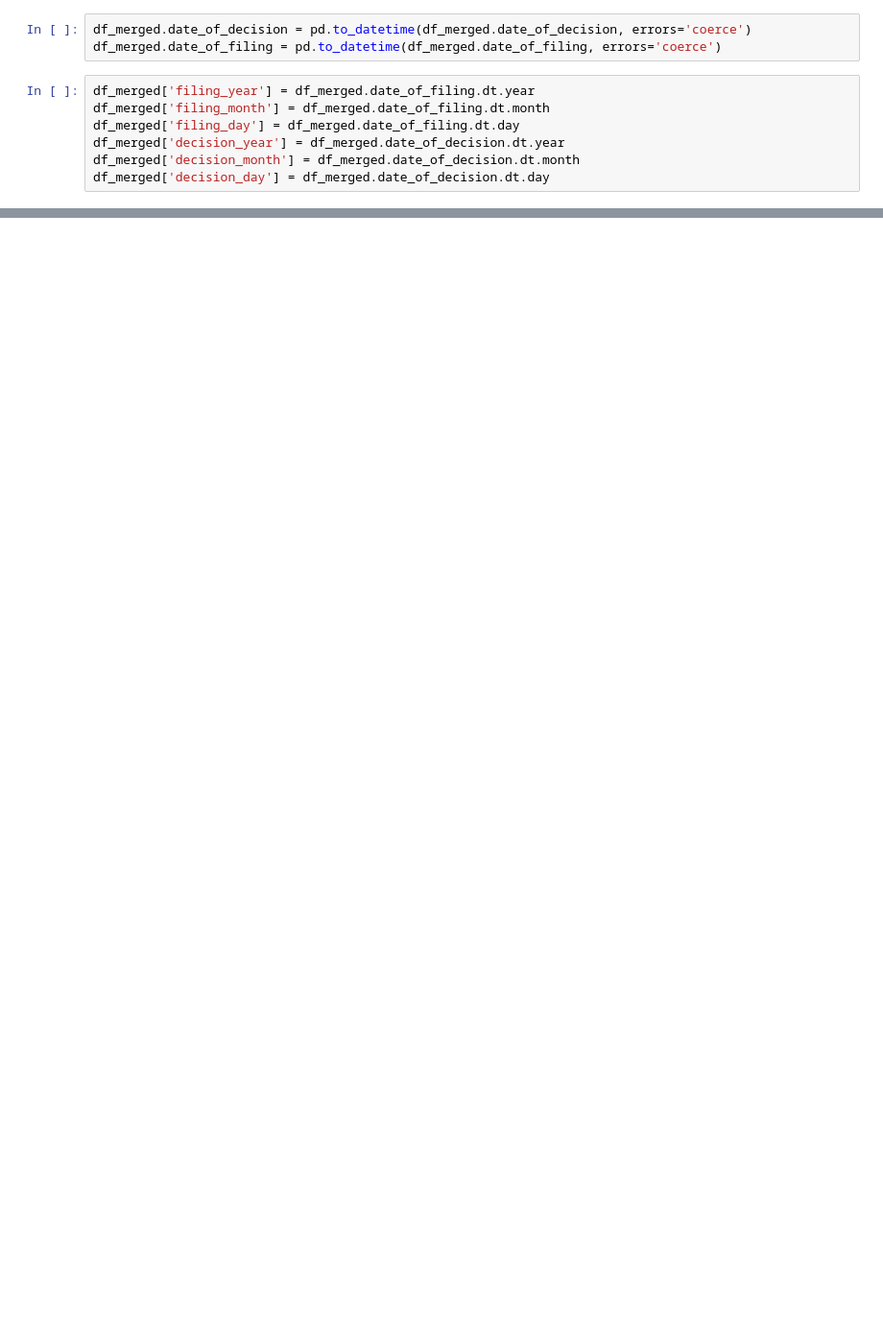
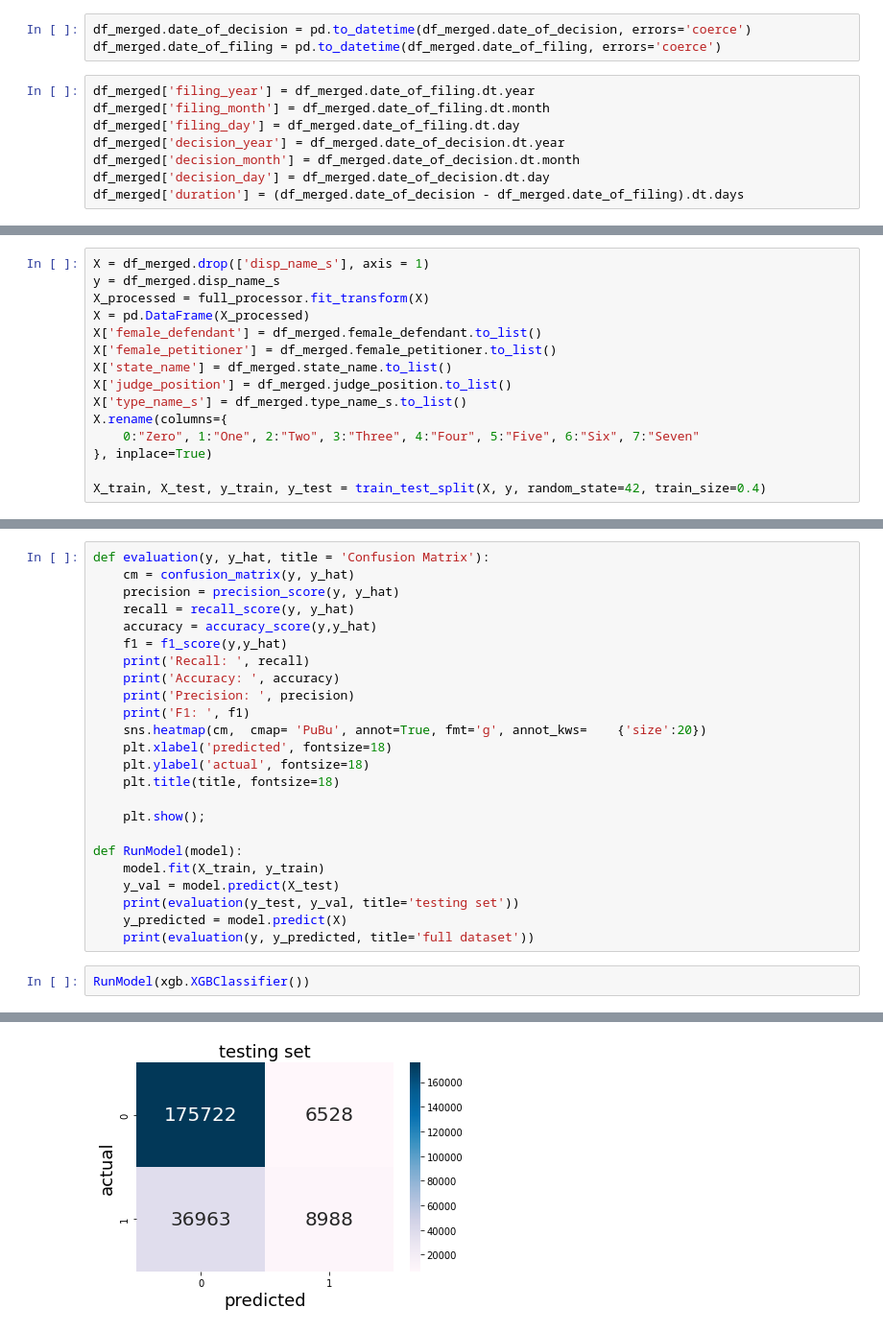
Before and after one commit to Arnav-Negi/precog, a Jupyter notebook: notebooks/classification.ipynb, the cells around one changed output, grey strips where cells are left out. Shown: that part at 96% size. Cells and saved outputs as stored; diff of their text form; blank space fills up the shorter version.

```diff
--- a/notebooks/classification.ipynb
+++ b/notebooks/classification.ipynb
@@ -97,3 +93,4 @@ df_merged['filing_day'] = df_merged.date_of_filing.dt.day
 df_merged['decision_year'] = df_merged.date_of_decision.dt.year
 df_merged['decision_month'] = df_merged.date_of_decision.dt.month
 df_merged['decision_day'] = df_merged.date_of_decision.dt.day
+df_merged['duration'] = (df_merged.date_of_decision - df_merged.date_of_filing).dt.days
@@ -126,0 +206,15 @@ df_merged.head()
+# %%
+X = df_merged.drop(['disp_name_s'], axis = 1)
+y = df_merged.disp_name_s
+X_processed = full_processor.fit_transform(X)
+X = pd.DataFrame(X_processed)
+X['female_defendant'] = df_merged.female_defendant.to_list()
+X['female_petitioner'] = df_merged.female_petitioner.to_list()
+X['state_name'] = df_merged.state_name.to_list()
+X['judge_position'] = df_merged.judge_position.to_list()
+X['type_name_s'] = df_merged.type_name_s.to_list()
+X.rename(columns={
+    0:"Zero", 1:"One", 2:"Two", 3:"Three", 4:"Four", 5:"Five", 6:"Six", 7:"Seven"
+}, inplace=True)
+
+X_train, X_test, y_train, y_test = train_test_split(X, y, random_state=42, train_size=0.4)
@@ -126,0 +227,27 @@ df_merged.head()
+# %%
+def evaluation(y, y_hat, title = 'Confusion Matrix'):
+    cm = confusion_matrix(y, y_hat)
+    precision = precision_score(y, y_hat)
+    recall = recall_score(y, y_hat)
+    accuracy = accuracy_score(y,y_hat)
+    f1 = f1_score(y,y_hat)
+    print('Recall: ', recall)
+    print('Accuracy: ', accuracy)
+    print('Precision: ', precision)
+    print('F1: ', f1)
+    sns.heatmap(cm,  cmap= 'PuBu', annot=True, fmt='g', annot_kws=    {'size':20})
+    plt.xlabel('predicted', fontsize=18)
+    plt.ylabel('actual', fontsize=18)
+    plt.title(title, fontsize=18)
+
+    plt.show();
+
+def RunModel(model):
+    model.fit(X_train, y_train)
+    y_val = model.predict(X_test)
+    print(evaluation(y_test, y_val, title='testing set'))
+    y_predicted = model.predict(X)
+    print(evaluation(y, y_predicted, title='full dataset'))
+# %%
+RunModel(xgb.XGBClassifier())
+# %% [output]
@@ -126,0 +258 @@ df_merged.head()
+[figure, added]
```
Also changed, not shown: parts of 33 cells of this notebook, 2 other files.
